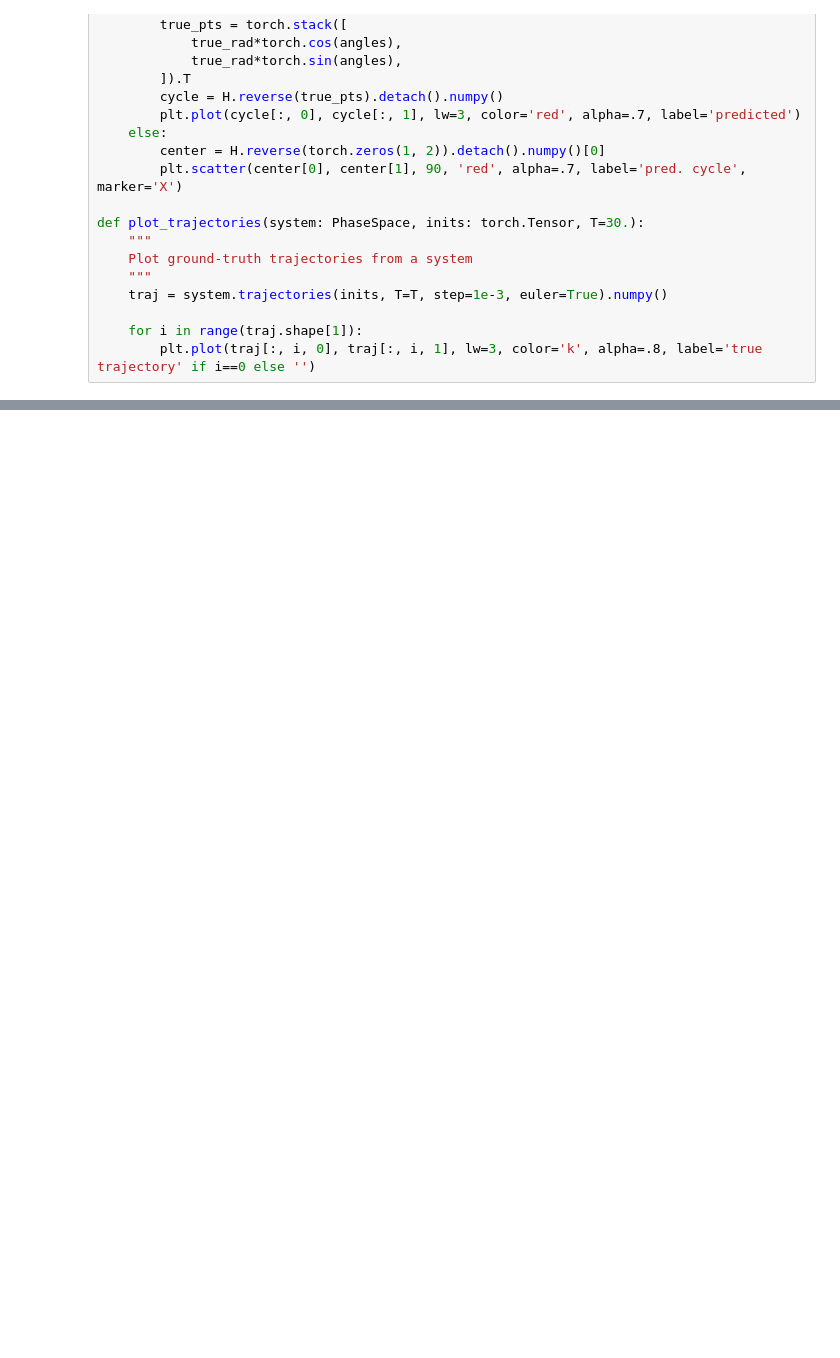
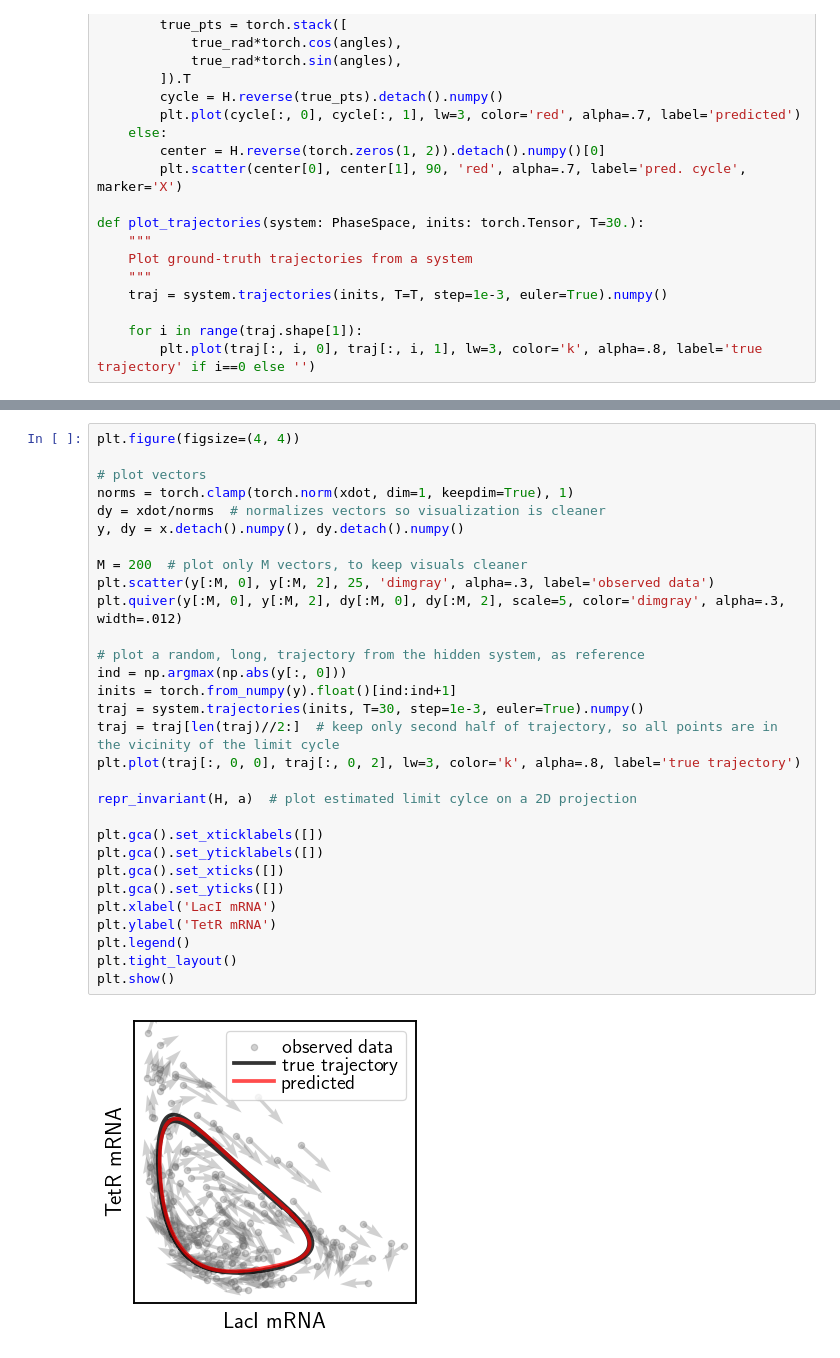
Before and after one commit to nitzanlab/prototype-equivalences, a Jupyter notebook: demo.ipynb, the cells around one changed output, grey strips where cells are left out. Saved outputs shown, nothing was run; the diff lists cells and outputs as text; blank space fills up the shorter version.

```diff
--- a/demo.ipynb
+++ b/demo.ipynb
@@ -102,0 +192,32 @@ plt.show()
+# %%
+plt.figure(figsize=(4, 4))
+
+# plot vectors
+norms = torch.clamp(torch.norm(xdot, dim=1, keepdim=True), 1)
+dy = xdot/norms  # normalizes vectors so visualization is cleaner
+y, dy = x.detach().numpy(), dy.detach().numpy()
+
+M = 200  # plot only M vectors, to keep visuals cleaner
+plt.scatter(y[:M, 0], y[:M, 2], 25, 'dimgray', alpha=.3, label='observed data')
+plt.quiver(y[:M, 0], y[:M, 2], dy[:M, 0], dy[:M, 2], scale=5, color='dimgray', alpha=.3, width=.012)
+
+# plot a random, long, trajectory from the hidden system, as reference
+ind = np.argmax(np.abs(y[:, 0]))
+inits = torch.from_numpy(y).float()[ind:ind+1]
+traj = system.trajectories(inits, T=30, step=1e-3, euler=True).numpy()
+traj = traj[len(traj)//2:]  # keep only second half of trajectory, so all points are in the vicinity of the limit cycle
+plt.plot(traj[:, 0, 0], traj[:, 0, 2], lw=3, color='k', alpha=.8, label='true trajectory')
+
+repr_invariant(H, a)  # plot estimated limit cylce on a 2D projection
+
+plt.gca().set_xticklabels([])
+plt.gca().set_yticklabels([])
+plt.gca().set_xticks([])
+plt.gca().set_yticks([])
+plt.xlabel('LacI mRNA')
+plt.ylabel('TetR mRNA')
+plt.legend()
+plt.tight_layout()
+plt.show()
+# %% [output]
+[figure, added]
```
Also changed, not shown: parts of 8 cells of this notebook, 1 other file.
